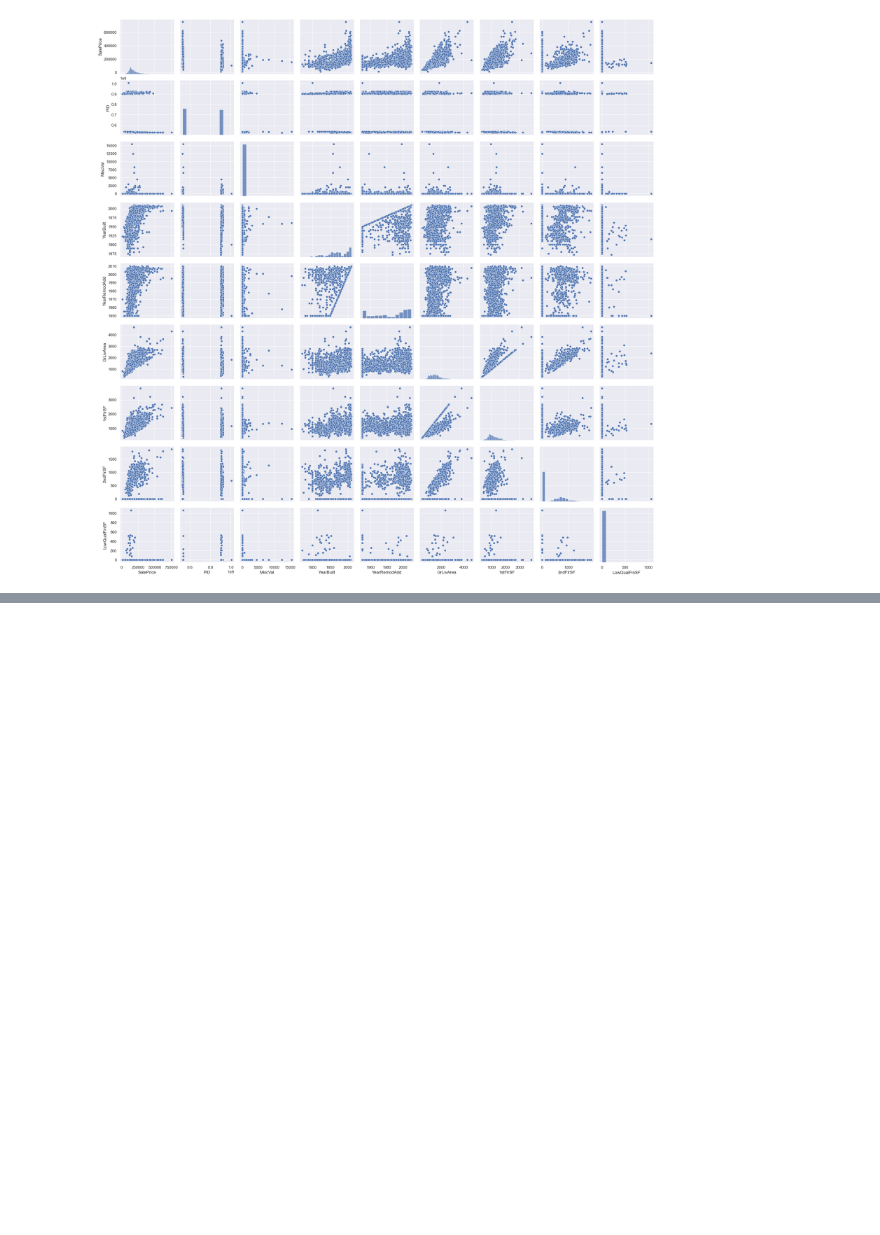
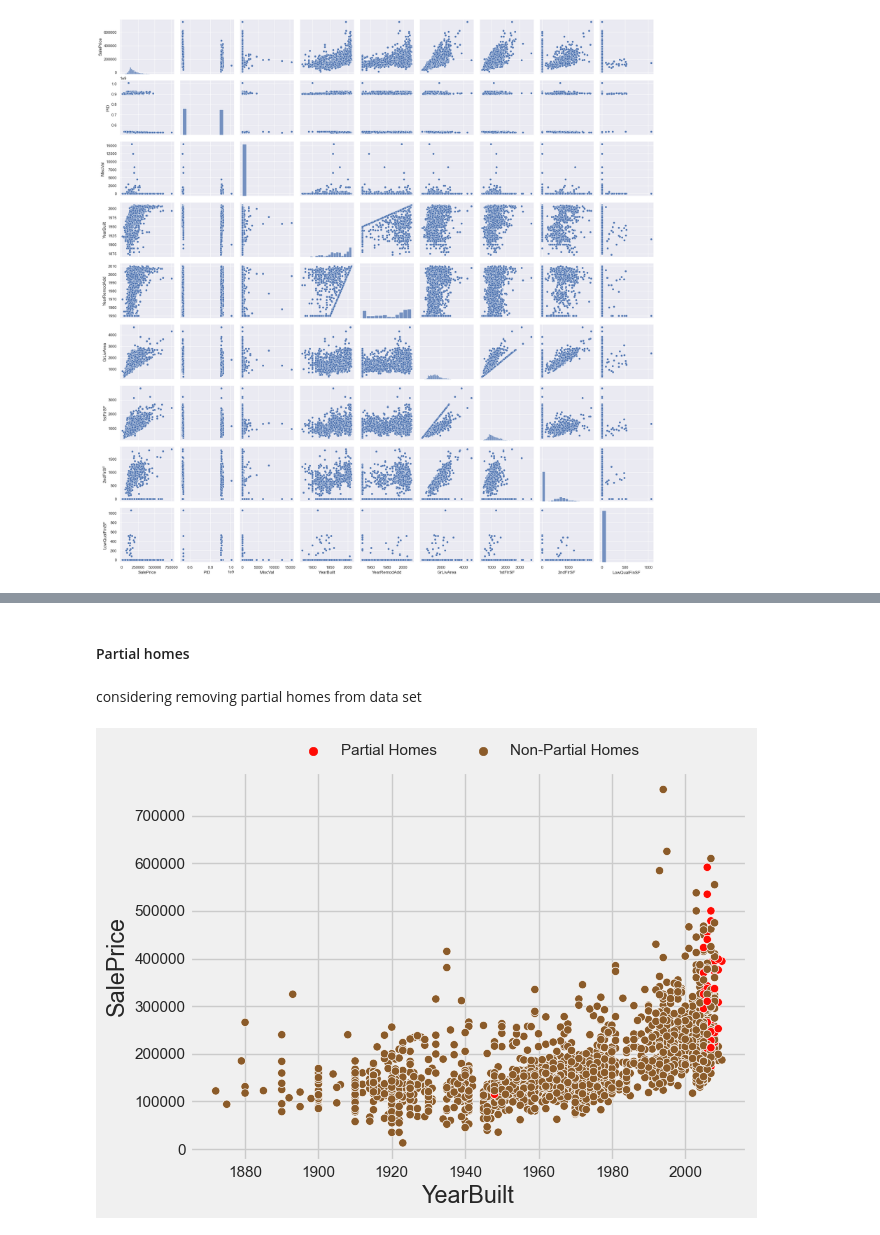
Before and after one commit to nikita-agrawal/Ames-Housing-Analysis, a Jupyter notebook: Hayden/housing_eda_hayden.ipynb, the cells around one changed output, grey strips where cells are left out. Saved outputs shown, nothing was run; the diff lists cells and outputs as text; code cells hidden in the pictures; blank space fills up the shorter version.

```diff
--- a/Hayden/housing_eda_hayden.ipynb
+++ b/Hayden/housing_eda_hayden.ipynb
@@ -256,0 +257,24 @@ for numerical_feature in numerical_features:
+# %% [markdown]
+#### Partial homes
+# %% [markdown]
+considering removing partial homes from data set
+# %%
+# colors
+colors_partial = ["#FF0B04", "#8B5B29",
+        ]
+# prepare data for graphing
+train.loc[train['SaleCondition']=='Partial','partial_'] = 'Partial Homes'
+train.loc[train['SaleCondition']!='Partial','partial_'] = 'Non-Partial Homes'
+#graphing
+g = sns.scatterplot(x = 'YearBuilt', y = 'SalePrice', data = train,
+                    hue='partial_', hue_order = ['Partial Homes','Non-Partial Homes'],
+                   palette=colors_partial)
+# move legend to top of graph
+# newest seaborn version has a new move_legend function. New as in within this week.
+sns.move_legend(
+    g, "lower center",
+    bbox_to_anchor=(.5, 1), ncol=2, title=None, frameon=False,
+)
+plt.show()
+# %% [output]
+[figure, added]
```
Also changed, not shown: parts of 1 cell of this notebook.
